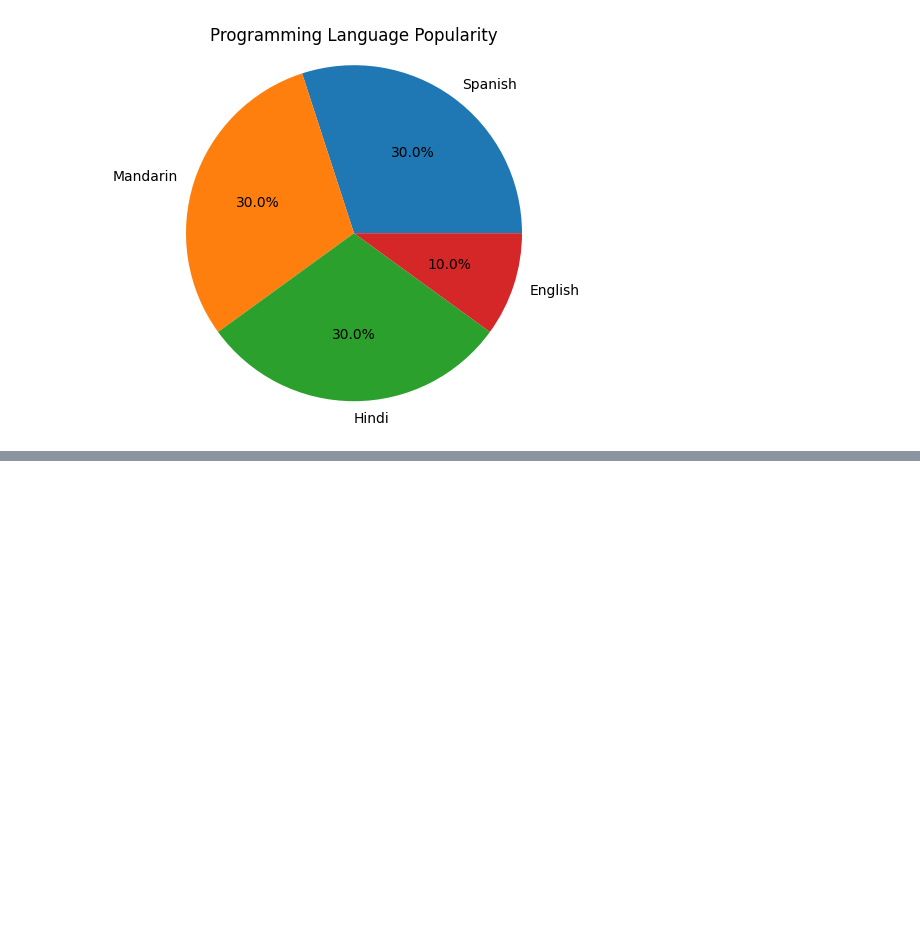
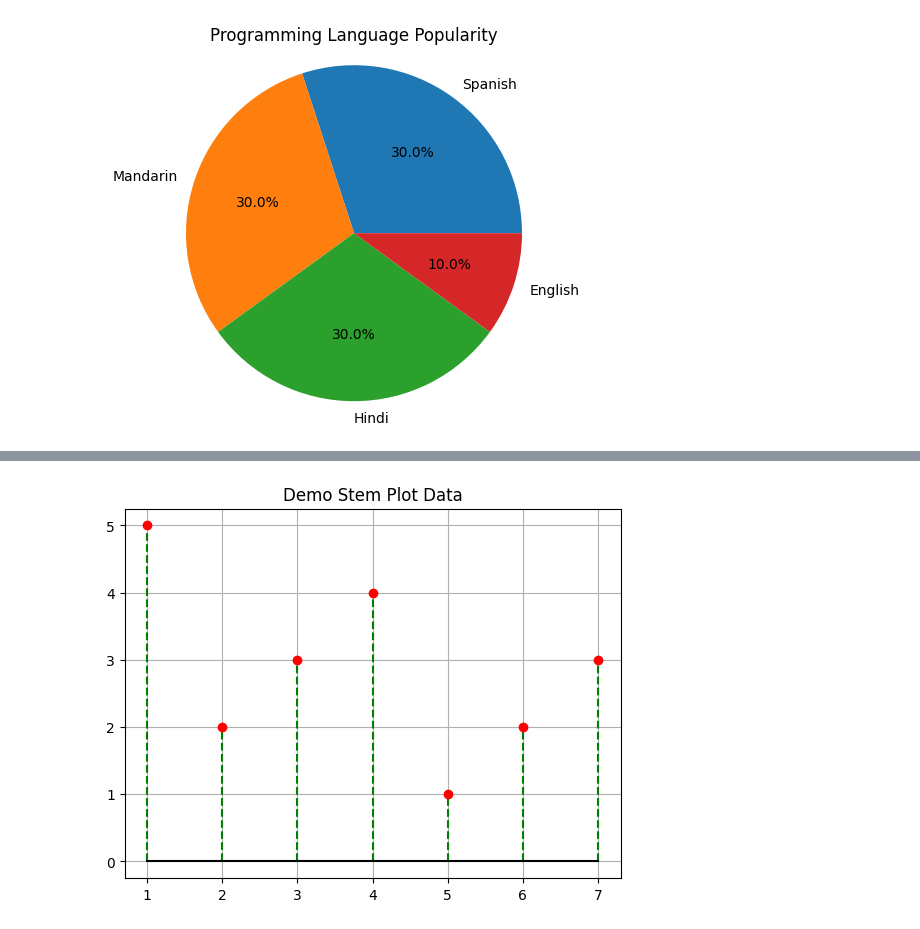
Before and after one commit to ARYANPATEL-BIT/learn-Pandas, a Jupyter notebook: matlotlibi_1.ipynb, the cells around one changed output, grey strips where cells are left out. Saved outputs shown, nothing was run; the diff lists cells and outputs as text; code cells hidden in the pictures; blank space fills up the shorter version.

```diff
--- a/matlotlibi_1.ipynb
+++ b/matlotlibi_1.ipynb
@@ -175,0 +178,9 @@ plt.show()
+# %%
+x = np.arange(1,8)
+y = np.array([5,2,3,4,1,2,3])
+plt.stem(x,y,linefmt='g--', markerfmt='ro', basefmt='k-')
+plt.title('Demo Stem Plot Data')
+plt.grid(True)
+plt.show()
+# %% [output]
+[figure, added]
```
Also changed, not shown: parts of 7 cells of this notebook.
